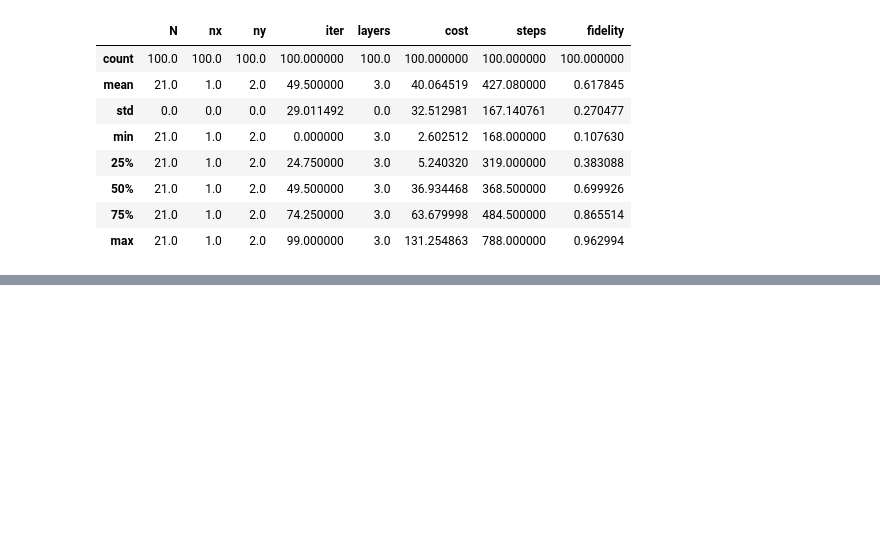
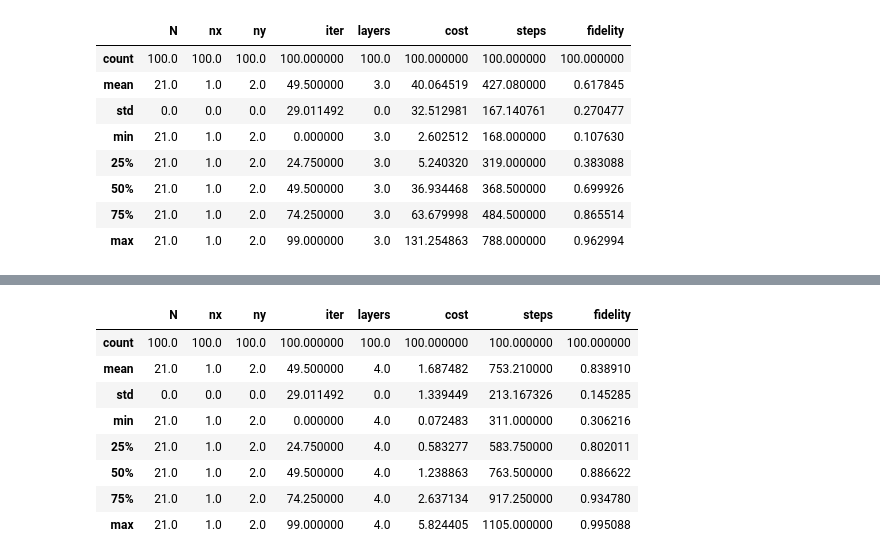
Before and after one commit to fpllcr/master-thesis, a Jupyter notebook: qaoa_factorization/notebooks/analysis.ipynb, the cells around one changed output, grey strips where cells are left out. Drawn from its saved outputs; the diff is of its cells as text; code cells hidden in the pictures; blank space fills up the shorter version.

```diff
--- a/qaoa_factorization/notebooks/analysis.ipynb
+++ b/qaoa_factorization/notebooks/analysis.ipynb
@@ -56,0 +98,17 @@ results.describe()
+# %%
+experiment = 'N21_p4_Hp=simp_Hc=simp-abs'
+
+results = pd.read_json(f'experiments/{experiment}/{experiment}_results.jsonl',lines=True)
+results['state'] = results['state'].apply(lambda lst: [complex(e) for e in lst])
+
+results.describe()
+# %% [output]
+|  | N | nx | ny | iter | layers | cost | steps | fidelity |
+| count | 100.0 | 100.0 | 100.0 | 100.000000 | 100.0 | 100.000000 | 100.000000 | 100.000000 |
+| mean | 21.0 | 1.0 | 2.0 | 49.500000 | 4.0 | 1.687482 | 753.210000 | 0.838910 |
+| std | 0.0 | 0.0 | 0.0 | 29.011492 | 0.0 | 1.339449 | 213.167326 | 0.145285 |
+| min | 21.0 | 1.0 | 2.0 | 0.000000 | 4.0 | 0.072483 | 311.000000 | 0.306216 |
+| 25% | 21.0 | 1.0 | 2.0 | 24.750000 | 4.0 | 0.583277 | 583.750000 | 0.802011 |
+| 50% | 21.0 | 1.0 | 2.0 | 49.500000 | 4.0 | 1.238863 | 763.500000 | 0.886622 |
+| 75% | 21.0 | 1.0 | 2.0 | 74.250000 | 4.0 | 2.637134 | 917.250000 | 0.934780 |
+| max | 21.0 | 1.0 | 2.0 | 99.000000 | 4.0 | 5.824405 | 1105.000000 | 0.995088 |
```
Also changed, not shown: parts of 8 cells of this notebook, 38 other files.
